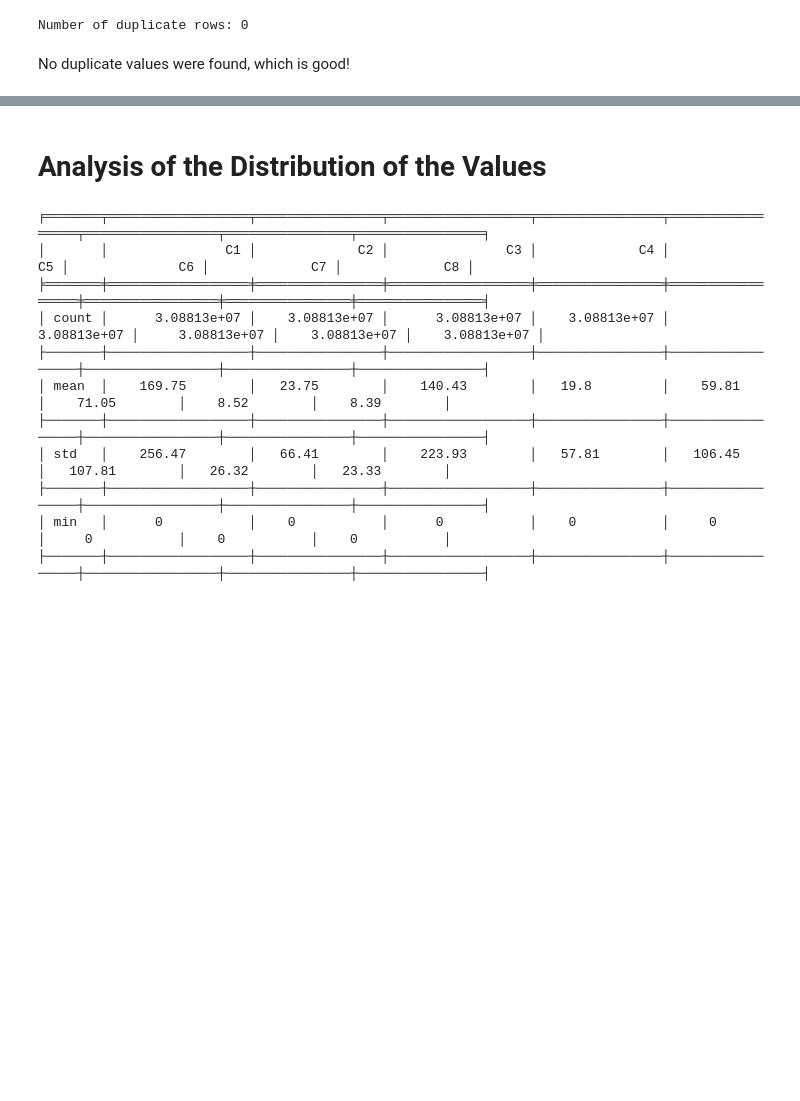
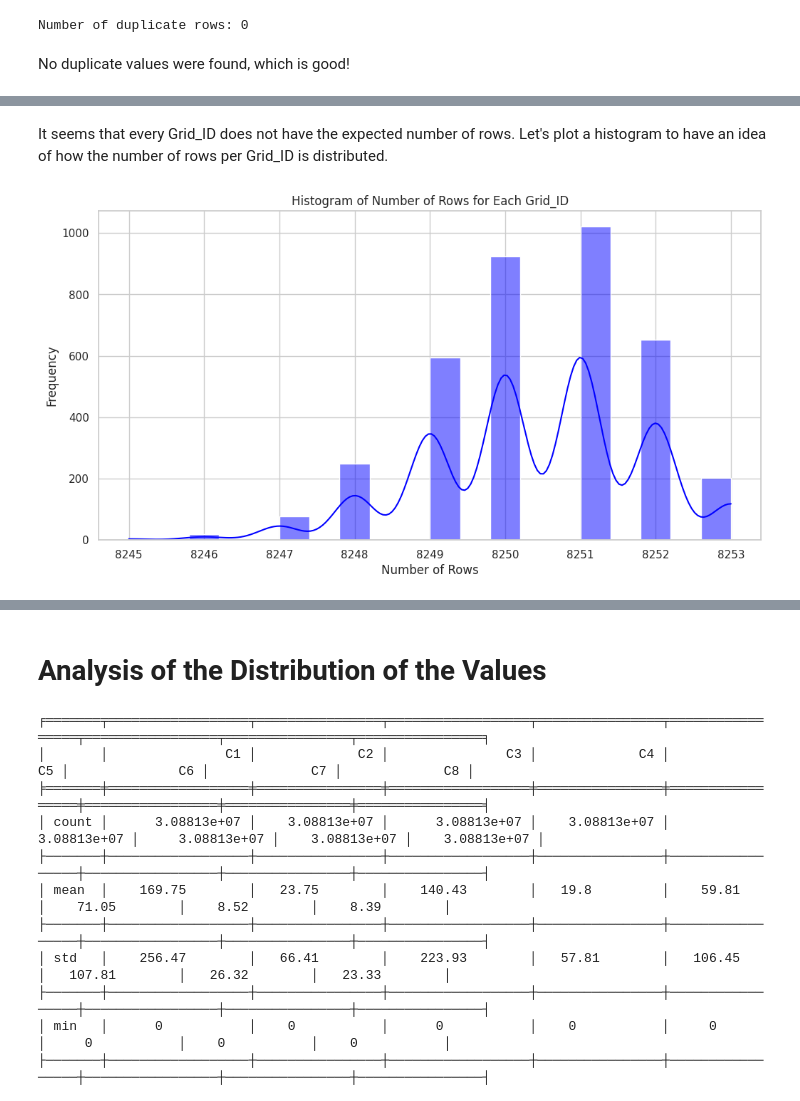
Before and after one commit to duarteoliper/WDL_2023, a Jupyter notebook: notebooks/eda.ipynb, the cells around one changed output, grey strips where cells are left out. Drawn from its saved outputs; the diff is of its cells as text; code cells hidden in the pictures; blank space fills up the shorter version.

```diff
--- a/notebooks/eda.ipynb
+++ b/notebooks/eda.ipynb
@@ -34,3 +41,5 @@ del(df_movs_2022_09, df_movs_2022_10, df_movs_2022_11)
+# %%
+df_movs = read_df_movs()
 # %% [markdown]
 ## Grid Info Data
 # %%
@@ -105,0 +115,3 @@ df_movs = df_movs.sort_values(by=['Grid_ID', 'Datetime']).reset_index(drop=True)
+# %%
+# Group by Grid_ID
+grid_id_grouped = df_movs.groupby('Grid_ID')
@@ -105,0 +122,19 @@ df_movs = df_movs.sort_values(by=['Grid_ID', 'Datetime']).reset_index(drop=True)
+# %%
+# Checking the min and max dates for each Grid_ID
+start_dates = grid_id_grouped['Datetime'].min()
+end_dates = grid_id_grouped['Datetime'].max()
+
+# Checking if the start and end dates are the same for all Grid_IDs
+all_start_dates_same = start_dates.nunique() == 1
+all_end_dates_same = end_dates.nunique() == 1
+
+# Checking the number of rows for each Grid_ID
+num_rows = grid_id_grouped.size()
+
+# Checking if the number of rows is the same for all Grid_IDs
+all_num_rows_same = num_rows.nunique() == 1
+
+# Printing the results
+print("All start dates are the same:", all_start_dates_same)
+print("All end dates are the same:", all_end_dates_same)
+print("All number of rows are the same:", all_num_rows_same)
@@ -105,0 +192,15 @@ df_movs = df_movs.sort_values(by=['Grid_ID', 'Datetime']).reset_index(drop=True)
+# %% [markdown]
+It seems that every Grid_ID does not have the expected number of rows. Let's plot a histogram to have an idea of how the number of rows per Grid_ID is distributed.
+# %%
+# Need to reset the index
+num_rows_ind_rest = num_rows.reset_index(name='Row_Count')
+
+# Create a histogram using seaborn
+sns.set(style="whitegrid")
+plt.figure(figsize=(12, 6))
+hist_plot = sns.histplot(data=num_rows_ind_rest, x='Row_Count', kde=True, color='blue', bins=20)
+hist_plot.set(xlabel='Number of Rows', ylabel='Frequency', title='Histogram of Number of Rows for Each Grid_ID')
+
+plt.show()
+# %% [output]
+[figure, added]
```
Also changed, not shown: parts of 57 cells of this notebook.
